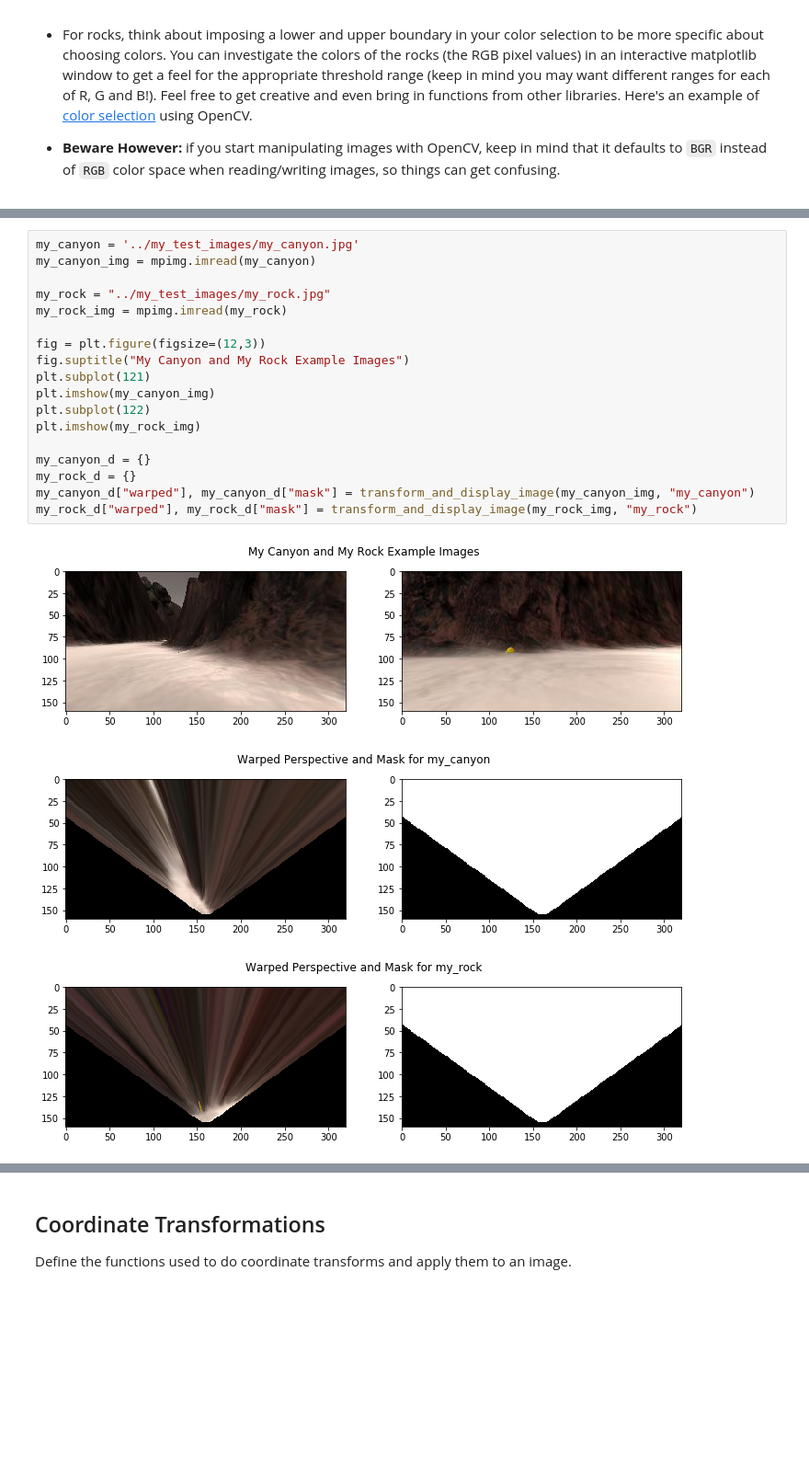
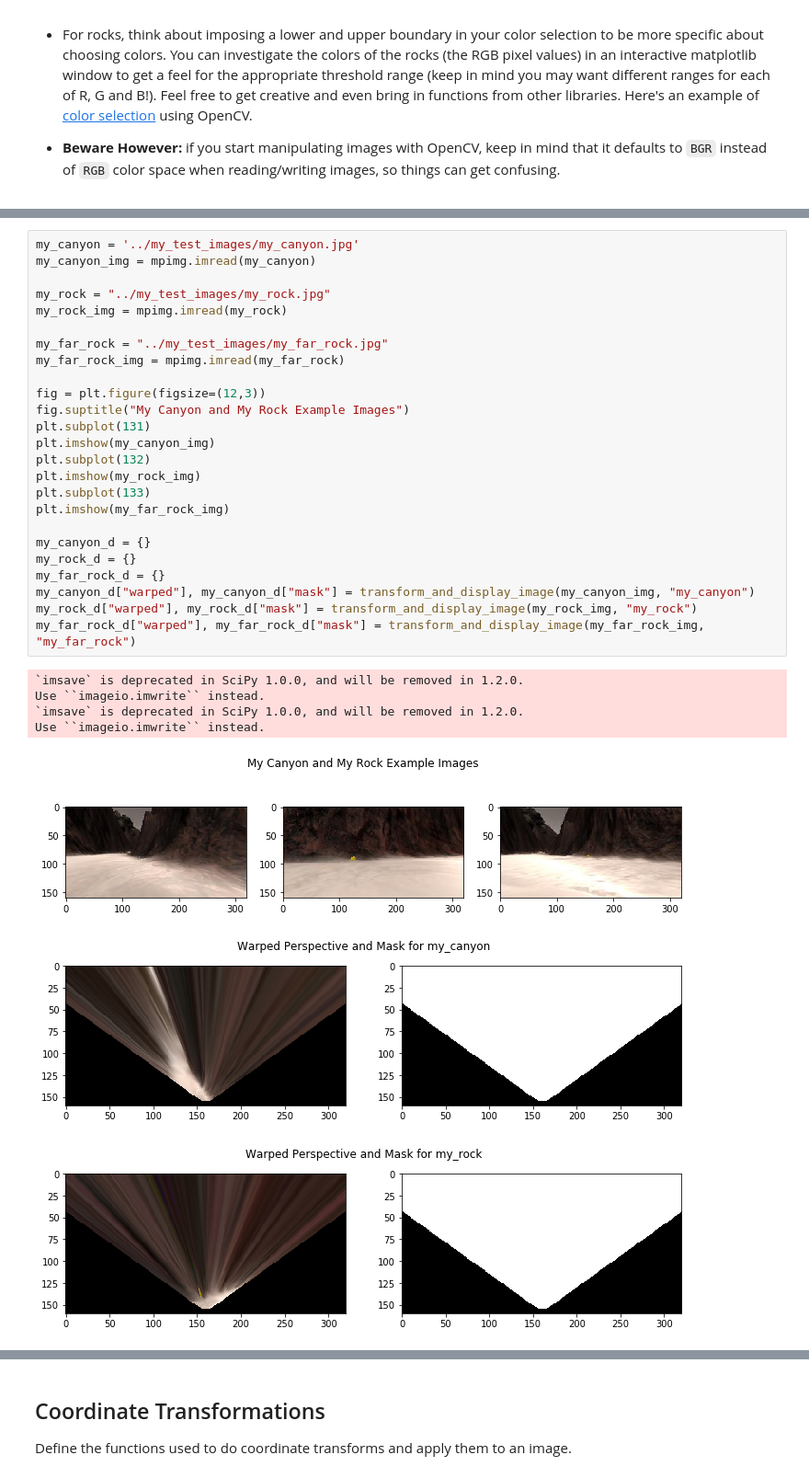
Before and after one commit to kscharpf/RoboND-Rover-Project, a Jupyter notebook: code/Rover_Project_Test_Notebook.ipynb, the cells around one changed output, grey strips where cells are left out. Shown at 92% size. Cells and saved outputs as stored; diff of their text form; blank space fills up the shorter version.

```diff
--- a/code/Rover_Project_Test_Notebook.ipynb
+++ b/code/Rover_Project_Test_Notebook.ipynb
@@ -187,22 +198,33 @@ example2["ground"], example2["obstacles"], example2["rock"] = \
 # %%
 my_canyon = '../my_test_images/my_canyon.jpg'
 my_canyon_img = mpimg.imread(my_canyon)
 
 my_rock = "../my_test_images/my_rock.jpg"
 my_rock_img = mpimg.imread(my_rock)
 
+my_far_rock = "../my_test_images/my_far_rock.jpg"
+my_far_rock_img = mpimg.imread(my_far_rock)
+
 fig = plt.figure(figsize=(12,3))
 fig.suptitle("My Canyon and My Rock Example Images")
-plt.subplot(121)
+plt.subplot(131)
 plt.imshow(my_canyon_img)
-plt.subplot(122)
+plt.subplot(132)
 plt.imshow(my_rock_img)
+plt.subplot(133)
+plt.imshow(my_far_rock_img)
 
 my_canyon_d = {}
 my_rock_d = {}
+my_far_rock_d = {}
 my_canyon_d["warped"], my_canyon_d["mask"] = transform_and_display_image(my_canyon_img, "my_canyon")
 my_rock_d["warped"], my_rock_d["mask"] = transform_and_display_image(my_rock_img, "my_rock")
+my_far_rock_d["warped"], my_far_rock_d["mask"] = transform_and_display_image(my_far_rock_img, "my_far_rock")
 # %% [output]
+`imsave` is deprecated in SciPy 1.0.0, and will be removed in 1.2.0.
+Use ``imageio.imwrite`` instead.
+`imsave` is deprecated in SciPy 1.0.0, and will be removed in 1.2.0.
+Use ``imageio.imwrite`` instead.
-[figure, old version]
+[figure, new version]
 [figure]
 [figure]
```
Also changed, not shown: parts of 10 cells of this notebook.
